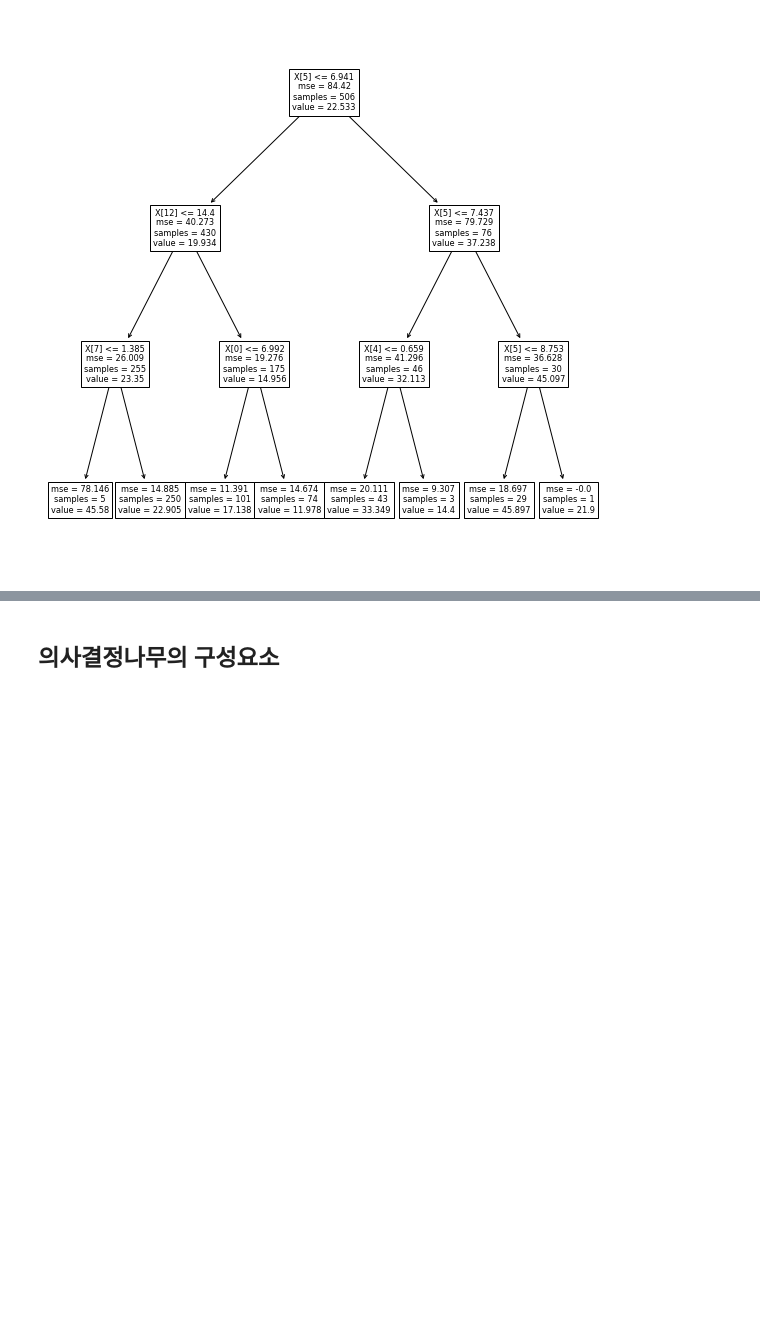
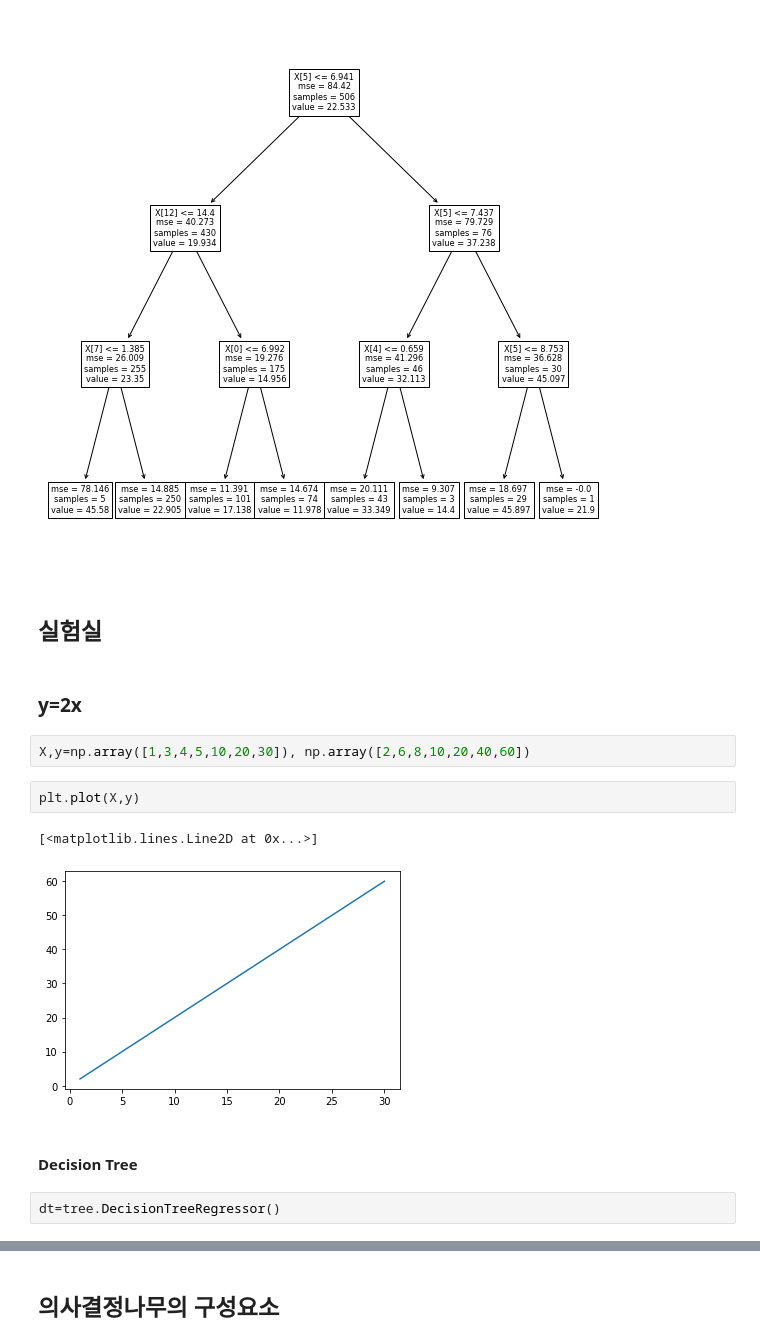
Before and after one commit to PingPingE/Learn_ML_DL, a Jupyter notebook: Decision_Tree/Decision_Tree.ipynb, the cells around one changed output, grey strips where cells are left out. Saved outputs shown, nothing was run; the diff lists cells and outputs as text; blank space fills up the shorter version.

```diff
--- a/Decision_Tree/Decision_Tree.ipynb
+++ b/Decision_Tree/Decision_Tree.ipynb
@@ -99,3 +99,18 @@ tree.plot_tree(reg)
 plt.show()
 # %% [output]
 [figure]
+# %% [markdown]
+## 실험실
+# %% [markdown]
+### y=2x
+# %%
+X,y=np.array([1,3,4,5,10,20,30]), np.array([2,6,8,10,20,40,60])
+# %%
+plt.plot(X,y)
+# %% [output]
+[<matplotlib.lines.Line2D at 0x...>]
+[figure, added]
+# %% [markdown]
+#### Decision Tree
+# %%
+dt=tree.DecisionTreeRegressor()
```
Also changed, not shown: parts of 16 cells of this notebook.
